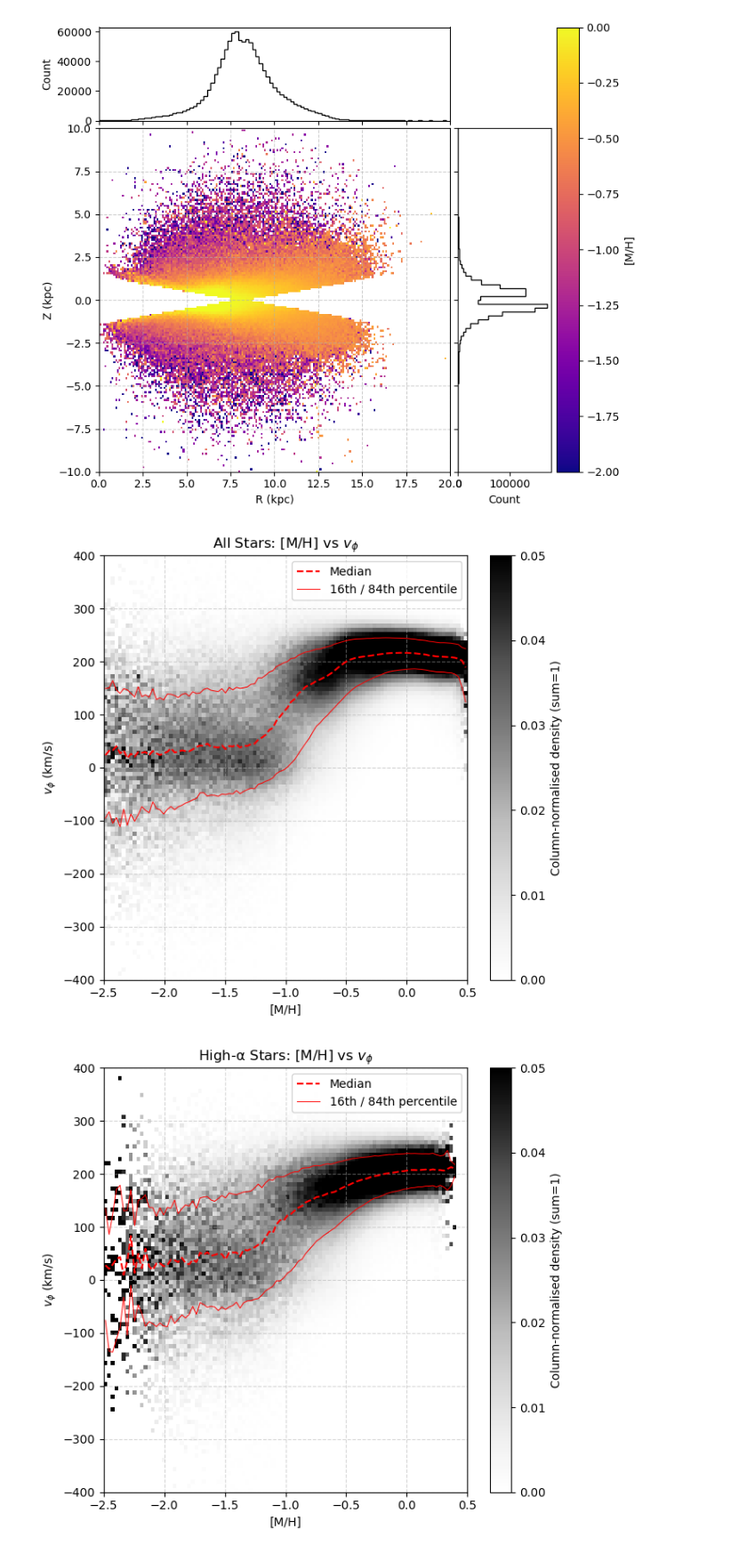
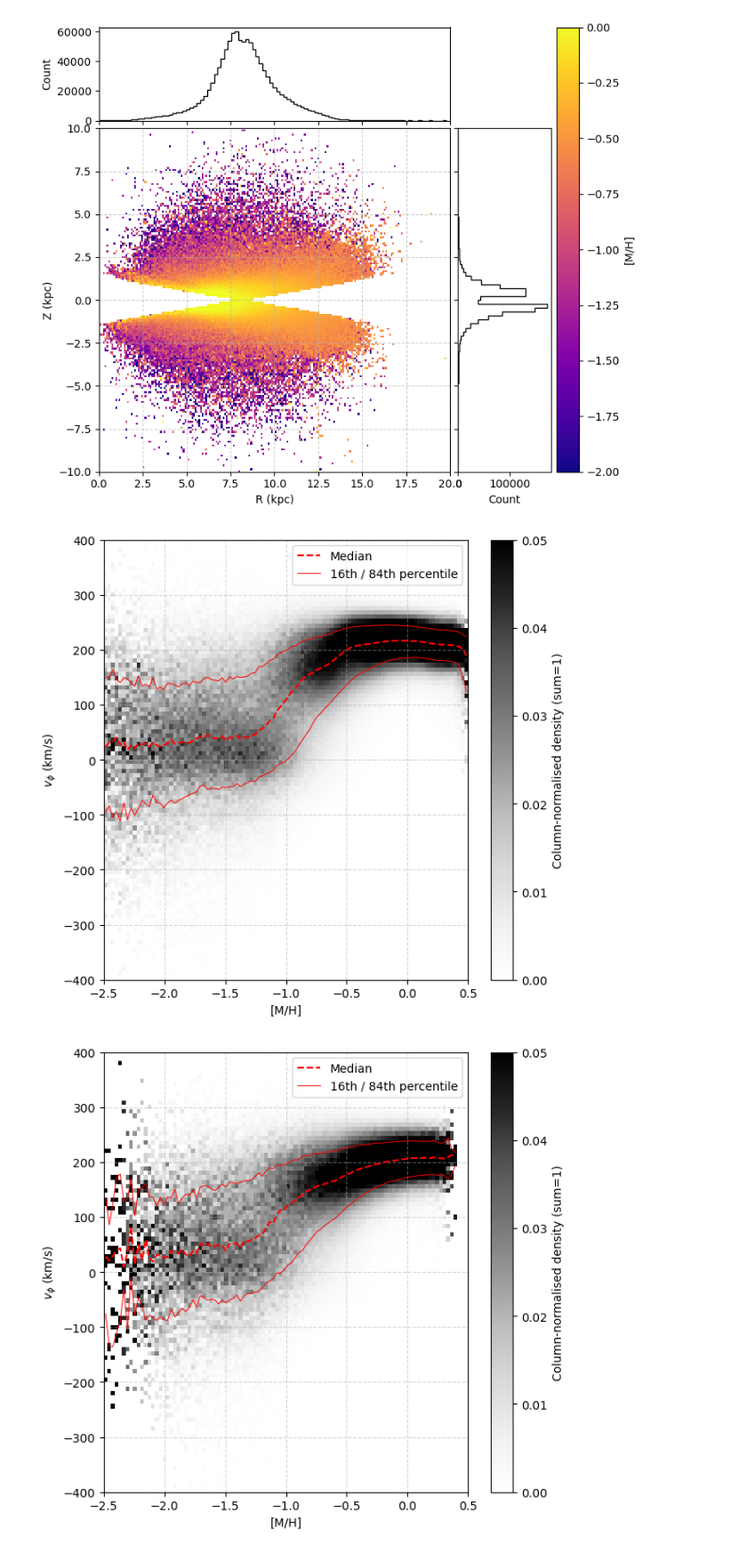
Before and after one commit to raunaq-rai/Disentangling-the-Milky-Way-using-GMM, a Jupyter notebook: notebooks/viswanathan_analysis.ipynb, the cells around one changed output. Shown at 89% size. Saved outputs shown, nothing was run; the diff lists cells and outputs as text; code cells hidden in the pictures.

```diff
--- a/notebooks/viswanathan_analysis.ipynb
+++ b/notebooks/viswanathan_analysis.ipynb
@@ -325,33 +325,33 @@ def plot_hist_column_normalised(df, title, filename):
         hist_colsum_norm = hist / np.sum(hist, axis=1, keepdims=True)
     hist_colsum_norm[np.isnan(hist_colsum_norm)] = 0  # replace NaNs
 
     # Running statistics
     medians, _, _ = binned_statistic(mh, vphi, statistic='median', bins=mh_bins)
     p16, _, _ = binned_statistic(mh, vphi, statistic=lambda x: np.percentile(x, 16), bins=mh_bins)
     p84, _, _ = binned_statistic(mh, vphi, statistic=lambda x: np.percentile(x, 84), bins=mh_bins)
 
     # Plot
     plt.figure(figsize=(6.5, 6))
     plt.pcolormesh(mh_bins, vphi_bins, hist_colsum_norm.T, cmap='Greys', norm=Normalize(vmin=0, vmax=0.05)) #hist_colsum_norm.max()
     plt.plot(mh_centers, medians, linestyle='--', label='Median',color='red')
     plt.plot(mh_centers, p16, linestyle='-', linewidth=0.7, label='16th / 84th percentile',color='red')
     plt.plot(mh_centers, p84, linestyle='-', linewidth=0.7,color='red')
 
     plt.xlabel('[M/H]')
     plt.ylabel(r'$v_\phi$ (km/s)')
-    plt.title(title)
+    #plt.title(title)
     plt.ylim(-400, 400)
     plt.grid(True, linestyle='--', alpha=0.5)
     plt.legend()
     plt.colorbar(label='Column-normalised density (sum=1)')
     plt.tight_layout()
     plt.savefig(f'../figures/{filename}', dpi=300)
     plt.show()
 
 # Plot for each group
 plot_hist_column_normalised(df_vis, 'All Stars: [M/H] vs $v_\\phi$', 'vis_mh_vphi_all.png')
 plot_hist_column_normalised(df_high, 'High-α Stars: [M/H] vs $v_\\phi$', 'vis_mh_vphi_high_alpha.png')
 plot_hist_column_normalised(df_low, 'Low-α Stars: [M/H] vs $v_\\phi$', 'vis_mh_vphi_low_alpha.png')
 # %% [output]
-[figure, old version]
+[figure, new version]
-[figure, old version]
+[figure, new version]
```
Also changed, not shown: parts of 1 cell of this notebook, 5 other files.
